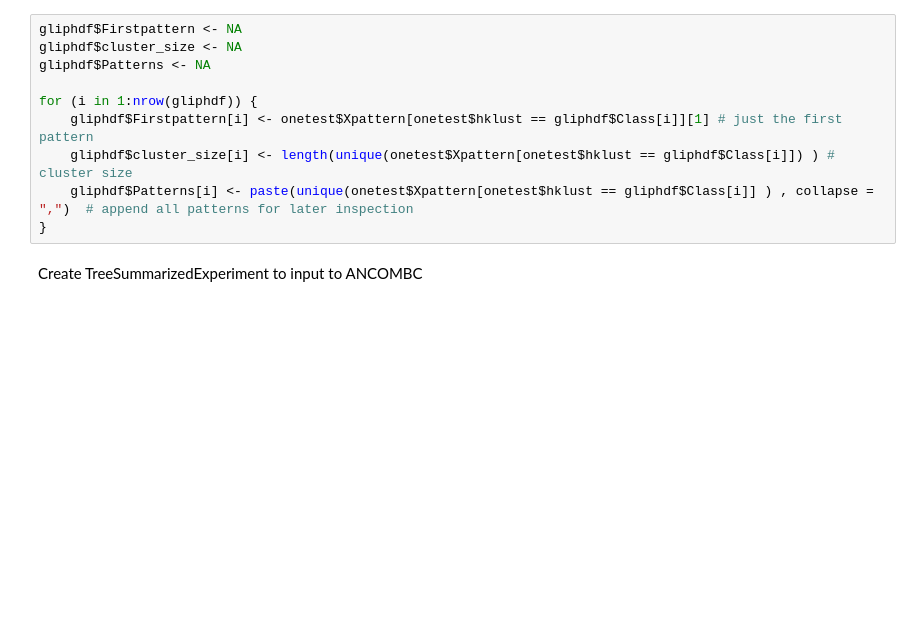
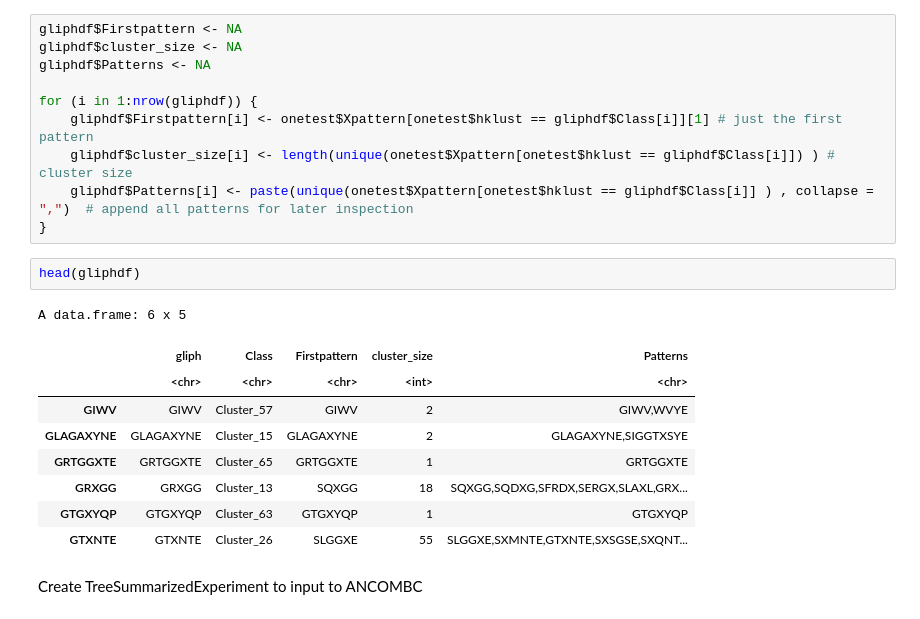
Before and after one commit to pughlab/ped_CapTCRseq, a Jupyter notebook: notebooks/15_gliph_diff_abundance.ipynb, the cells around one changed output. Drawn from its saved outputs; the diff is of its cells as text; blank space fills up the shorter version.

```diff
--- a/notebooks/15_gliph_diff_abundance.ipynb
+++ b/notebooks/15_gliph_diff_abundance.ipynb
@@ -277,6 +289,18 @@ for (i in 1:nrow(gliphdf)) {
     gliphdf$cluster_size[i] <- length(unique(onetest$Xpattern[onetest$hklust == gliphdf$Class[i]]) ) # cluster size
     gliphdf$Patterns[i] <- paste(unique(onetest$Xpattern[onetest$hklust == gliphdf$Class[i]] ) , collapse = ",")  # append all patterns for later inspection
 }
+# %%
+head(gliphdf)
+# %% [output]
+A data.frame: 6 x 5
+|  | gliph | Class | Firstpattern | cluster_size | Patterns |
+|  | <chr> | <chr> | <chr> | <int> | <chr> |
+| GIWV | GIWV | Cluster_57 | GIWV | 2 | GIWV,WVYE |
+| GLAGAXYNE | GLAGAXYNE | Cluster_15 | GLAGAXYNE | 2 | GLAGAXYNE,SIGGTXSYE |
+| GRTGGXTE | GRTGGXTE | Cluster_65 | GRTGGXTE | 1 | GRTGGXTE |
+| GRXGG | GRXGG | Cluster_13 | SQXGG | 18 | SQXGG,SQDXG,SFRDX,SERGX,SLAXL,GRX... |
+| GTGXYQP | GTGXYQP | Cluster_63 | GTGXYQP | 1 | GTGXYQP |
+| GTXNTE | GTXNTE | Cluster_26 | SLGGXE | 55 | SLGGXE,SXMNTE,GTXNTE,SXSGSE,SXQNT... |
 # %% [markdown]
 Create TreeSummarizedExperiment to input to ANCOMBC
 # %%
```
Also changed, not shown: parts of 4 cells of this notebook, 5 other files.
